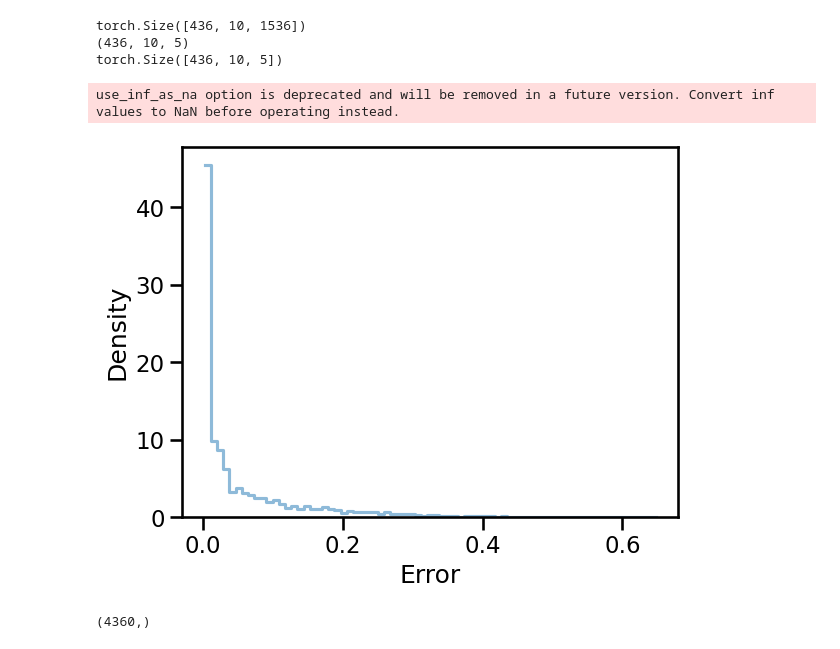
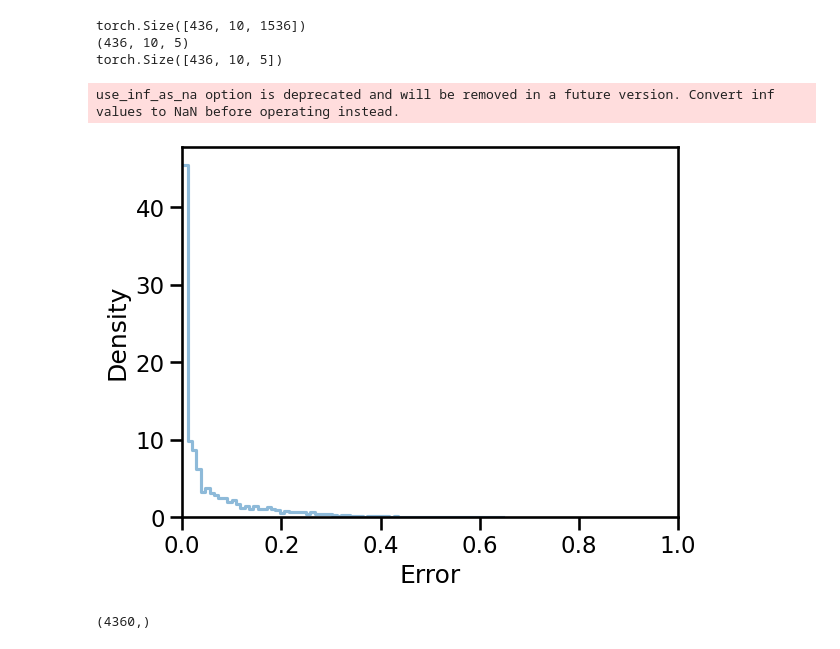
Before and after one commit to adamimos/epsilon-transformers, a Jupyter notebook: examples/rrxor_simplex.ipynb, the cells around one changed output. Saved outputs shown, nothing was run; the diff lists cells and outputs as text; code cells hidden in the pictures.

Commit message:
major updates to plots

```diff
--- a/examples/rrxor_simplex.ipynb
+++ b/examples/rrxor_simplex.ipynb
@@ -317,7 +317,7 @@ for belief in msp_belief_index.keys():
         fig.add_trace(go.Scatter3d(x=relevant_data[:, 0],
                                    y=relevant_data[:, 1],
                                    z=relevant_data[:, 2],
-                                   mode='markers', name=f'Belief {b}', marker=dict(size=3, color=colors[b], opacity=.5)),
+                                   mode='markers', name=f'Belief {b}', marker=dict(size=2, color=colors[b], opacity=.1)),
                                    row=1, col=2)
 
         fig.add_trace(go.Scatter3d(x=[centers_of_mass[0]],
@@ -427,10 +427,11 @@ for i in range(len(df)):
 # %%
 #histogram of errors
 sns.histplot(df['Error'], kde=False, alpha=0.5, element='step', stat='density', fill=False)
+plt.xlim(0, 1)
 plt.show()
 # %% [output]
 use_inf_as_na option is deprecated and will be removed in a future version. Convert inf values to NaN before operating instead.
-[figure, old version]
+[figure, new version]
 # %%
 np.array(df['Ground Truth Belief'].values - df['Transformer Belief'].values)
 # %% [output]
```
Also changed, not shown: parts of 1 cell of this notebook, 2 other files.
